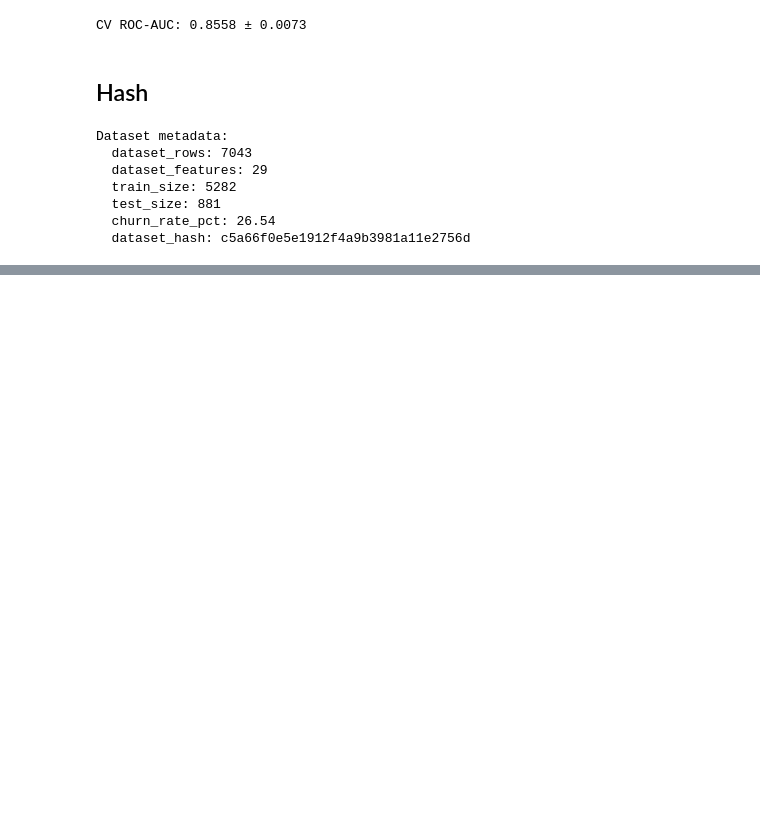
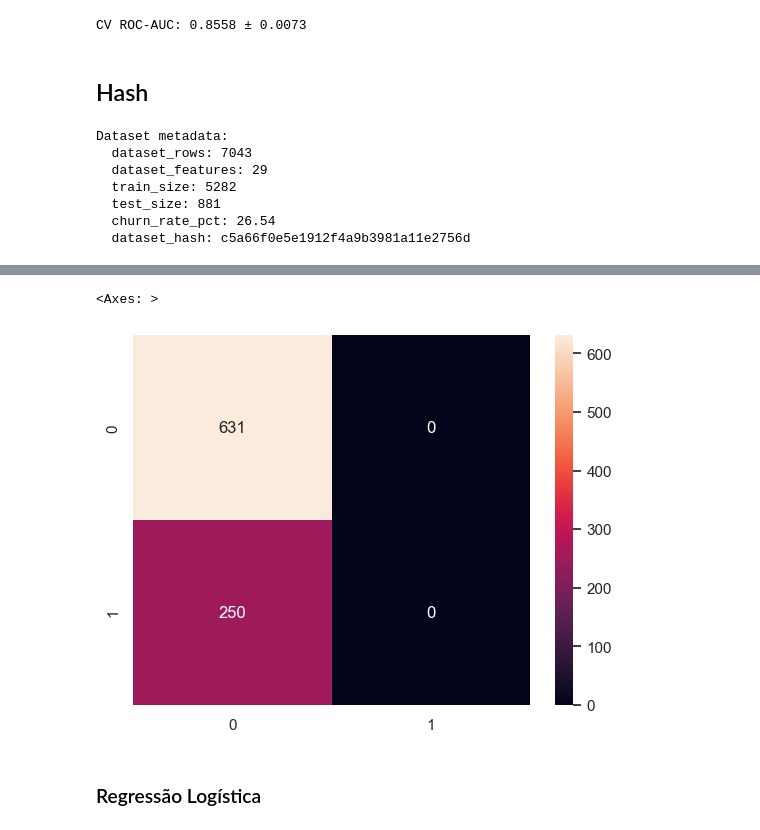
Before and after one commit to LeticiaMalato/Tech-Challenge-Churn, a Jupyter notebook: notebook/script.ipynb, the cells around one changed output, grey strips where cells are left out. Saved outputs shown, nothing was run; the diff lists cells and outputs as text; code cells hidden in the pictures; blank space fills up the shorter version.

Commit message:
feat: baselines

```diff
--- a/notebook/script.ipynb
+++ b/notebook/script.ipynb
@@ -816,0 +822,30 @@ Dataset metadata:
+# %%
+def calcular_metricas(y_true, y_pred, y_proba):
+    return {
+        "accuracy":  accuracy_score(y_true, y_pred),
+        "f1_score":  f1_score(y_true, y_pred),
+        "precision": precision_score(y_true, y_pred),
+        "recall":    recall_score(y_true, y_pred),
+        "roc_auc":   roc_auc_score(y_true, y_proba),
+        "pr_auc":    average_precision_score(y_true, y_proba),
+    }
+# %%
+mlflow.set_experiment("Telco-Churn")
+
+with mlflow.start_run(run_name="dummy_baseline"):
+    mlflow.log_params(dataset_meta)
+
+    dummy = DummyClassifier(strategy="most_frequent", random_state=42)
+    dummy.fit(X_train_scaled, y_train)  # alterado
+
+    y_pred_dummy  = dummy.predict(X_test_scaled)       # alterado
+    y_proba_dummy = dummy.predict_proba(X_test_scaled)[:, 1]  # alterado
+
+    metricas_dummy = calcular_metricas(y_test, y_pred_dummy, y_proba_dummy)
+
+    mlflow.log_metrics(metricas_dummy)
+    mlflow.sklearn.log_model(dummy, "model")
+
+    print("=== DUMMY CLASSIFIER ===")
+    for nome, valor in metricas_dummy.items():
+        print(f"  {nome:<16}: {valor:.4f}")
@@ -816,0 +862,8 @@ Dataset metadata:
+# %%
+matriz_dummy = confusion_matrix(y_test, y_pred_dummy)
+sns.heatmap(matriz_dummy, annot=True,  fmt="d")
+# %% [output]
+<Axes: >
+[figure, added]
+# %% [markdown]
+### Regressão Logística
```
Also changed, not shown: parts of 5 cells of this notebook.
